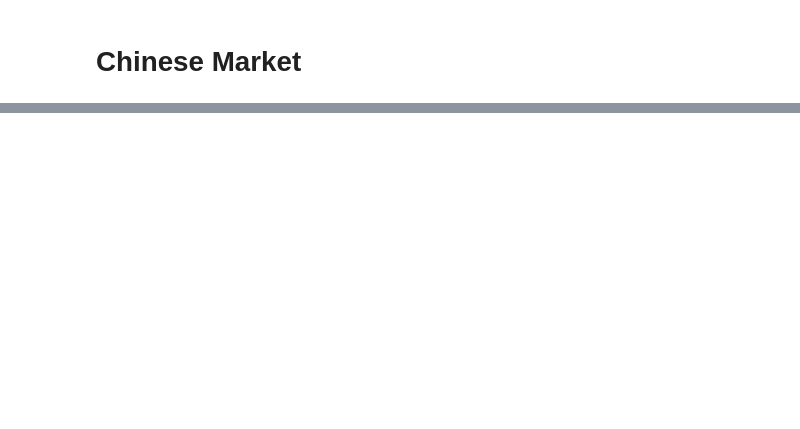
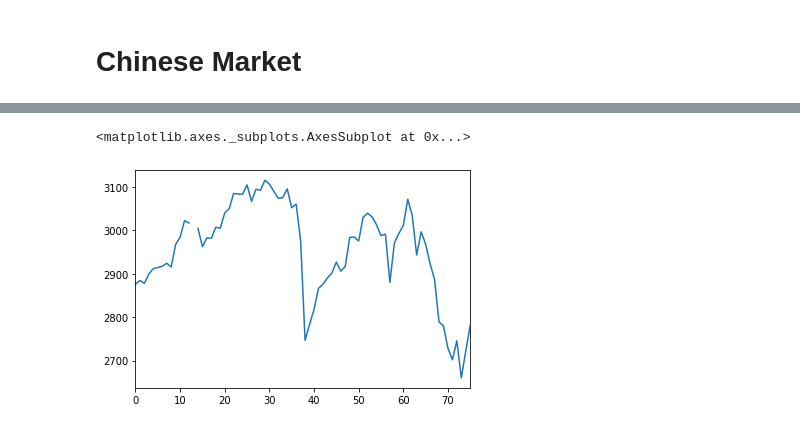
Before and after one commit to nberman12/COVID19-vs-Stocks, a Jupyter notebook: dev/peter/Virus_Data/COVID19_Unorganized_Data1.ipynb, the cells around one changed output, grey strips where cells are left out. Cells and saved outputs as stored; diff of their text form; code cells hidden in the pictures; blank space fills up the shorter version.

```diff
--- a/dev/peter/Virus_Data/COVID19_Unorganized_Data1.ipynb
+++ b/dev/peter/Virus_Data/COVID19_Unorganized_Data1.ipynb
@@ -295,12 +282,15 @@ curr_time = int(time.time())
 prior_year = 1543622400  # unix for December 01,2018
 ticker_symbol = "000001.SS"
 # %%
-url = "https://apidojo-yahoo-finance-v1.p.rapidapi.com/market/get-summary"
+import requests
 
-querystring = {"region":"US","lang":"en","symbol":ticker_symbol,"from":prior_year,"to":curr_time,"events":"div","events":"split","events":"earn","interval":"1d"}
+url = "https://apidojo-yahoo-finance-v1.p.rapidapi.com/stock/get-histories"
+
+querystring = {"region":"US","lang":"en","symbol":ticker_symbol,"from":"1575176400","to":"1585108800","events":"div","interval":"1d"}
 
 headers = {
     'x-rapidapi-host': "apidojo-yahoo-finance-v1.p.rapidapi.com",
     'x-rapidapi-key': "b477e42517mshf0183273bba2e47p1544cbjsnc7d400ac9422"
     }
-response = requests.request("GET", url, headers=headers, params=querystring)
+
+response2 = requests.request("GET", url, headers=headers, params=querystring)
@@ -327,15 +301,24 @@ response.json()
 # %%
-timestamp = response.json()['marketSummaryResponse']['result'][0]['timestamp']
-year_close = response.json()['chart']['result'][0]['indicators']['quote'][0]['close']
-year_open =response.json()['chart']['result'][0]['indicators']['quote'][0]['open']
-year_volume =response.json()['chart']['result'][0]['indicators']['quote'][0]['volume']
-year_adjclose =response.json()['chart']['result'][0]['indicators']['adjclose'][0]['adjclose']
+timestamp = response2.json()['chart']['result'][0]['timestamp']
+year_close = response2.json()['chart']['result'][0]['indicators']['quote'][0]['close']
+year_open =response2.json()['chart']['result'][0]['indicators']['quote'][0]['open']
+year_volume =response2.json()['chart']['result'][0]['indicators']['quote'][0]['volume']
+year_adjclose =response2.json()['chart']['result'][0]['indicators']['adjclose'][0]['adjclose']
 
-ssec_Dict = {"Timestamp":timestamp,
+sseDict = {"Timestamp":timestamp,
            "Open":year_open,
           "Close":year_close,
            "Volume":year_volume,
           "Adjclose":year_adjclose
           }
-ssec_df = pd.DataFrame(ssec_Dict)
+sse_df = pd.DataFrame(sseDict)
+
+sse_df['Change %'] = (sse_df['Close']-sse_df['Open'])/sse_df['Open']
+
+convert_date = []
+convert_date = [datetime.datetime.utcfromtimestamp(sse_df['Timestamp'][x]).strftime('%Y-%m-%d') for x in range(0,len(sse_df['Timestamp']))]
+sse_df['Date'] = convert_date
+
+sse_df['Last Year'] =[datetime.datetime.strptime(sse_df['Date'][x],'%Y-%m-%d')-datetime.timedelta(365) for x in range(0,len(sse_df['Date']))]
+sse_df
 # %% [output]
@@ -342,0 +338,5 @@ KeyError: 'timestamp'
+# %%
+sse_df["Close"].plot()
+# %% [output]
+<matplotlib.axes._subplots.AxesSubplot at 0x...>
+[figure, added]
```
Also changed, not shown: parts of 24 cells of this notebook, 3 other files.
